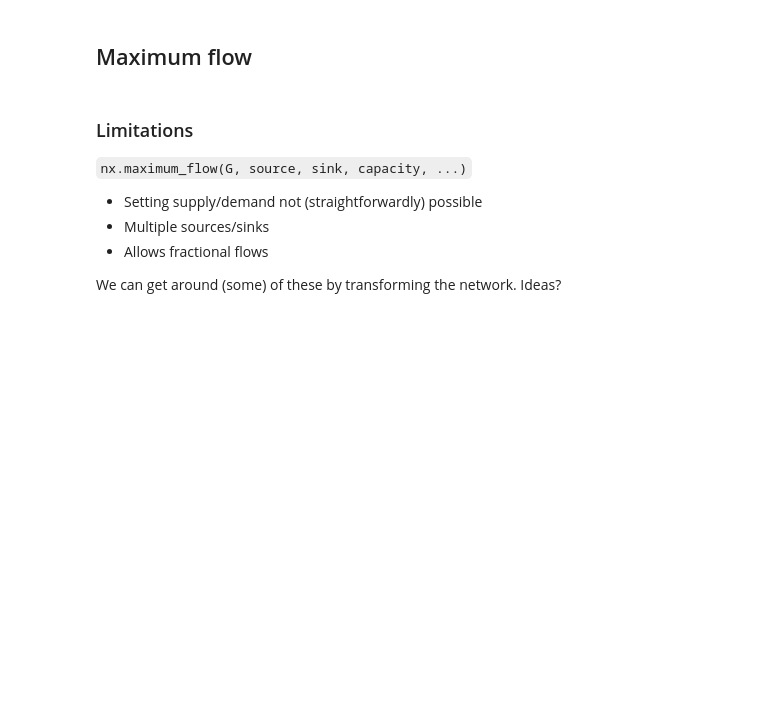
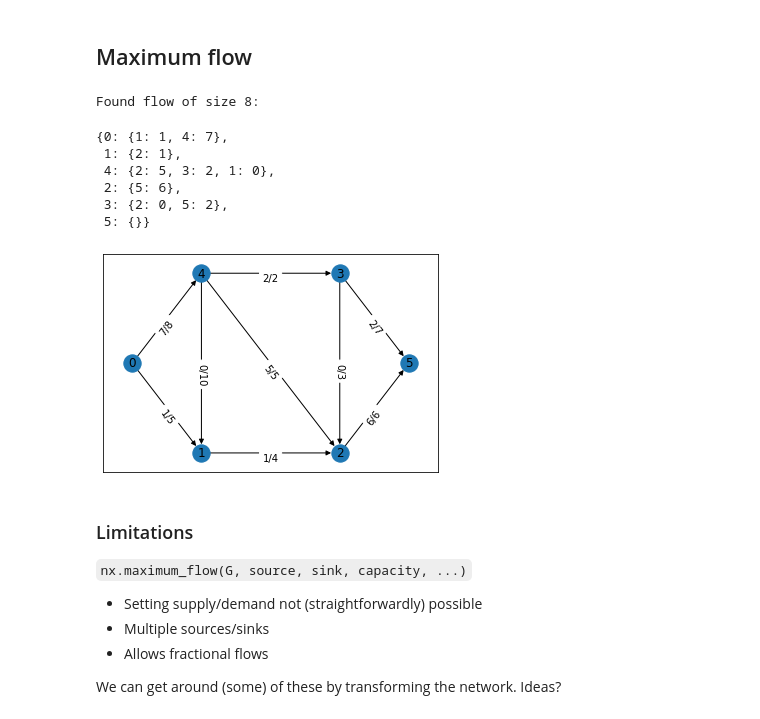
Before and after one commit to libklein/mfms-ss21, a Jupyter notebook: NetworkX/Algorithms.ipynb, the cells around one changed output. Cells and saved outputs as stored; diff of their text form; code cells hidden in the pictures; blank space fills up the shorter version.

```diff
--- a/NetworkX/Algorithms.ipynb
+++ b/NetworkX/Algorithms.ipynb
@@ -332,8 +416,12 @@ nx.draw(create_random_graph(num_nodes=5, avg_edges_per_node=3), with_labels=True
 # %% [markdown]
 ## Network Flows
 # %%
-def plot_network(G, flow=None, print_weight=False):
-    pos = {0: (0, 1), 1: (1, 0), 2: (3, 0), 3: (3, 2), 4: (1,2), 5: (4,1)}
+# Utility function to plot the example network.
+def plot_network(G, flow=None, print_weight=False, is_example_network=True):
+    if is_example_network:
+        pos = {0: (0, 1), 1: (1, 0), 2: (3, 0), 3: (3, 2), 4: (1,2), 5: (4,1)
+    else:
+        pos = nx.spring_layout(G)
     nx.draw_networkx(G, pos=pos)
     if flow is not None:
         edge_labels = {
@@ -371,8 +462,20 @@ plot_network(G)
 # %%
 G = example_graph()
 flow_value, flow = nx.maximum_flow(G, 0, 5)
-print(f'Found flow of size {flow_value}')
+print(f'Found flow of size {flow_value}:')
+
 plot_network(G, flow)
+# Use flow[origin][dest] to access the flow on edge (origin, dest)
+display(flow)
+# %% [output]
+Found flow of size 8:
+{0: {1: 1, 4: 7},
+ 1: {2: 1},
+ 4: {2: 5, 3: 2, 1: 0},
+ 2: {5: 6},
+ 3: {2: 0, 5: 2},
+ 5: {}}
+[figure, added]
 # %% [markdown]
 ### Limitations
 
```
Also changed, not shown: parts of 32 cells of this notebook, 2 other files.
